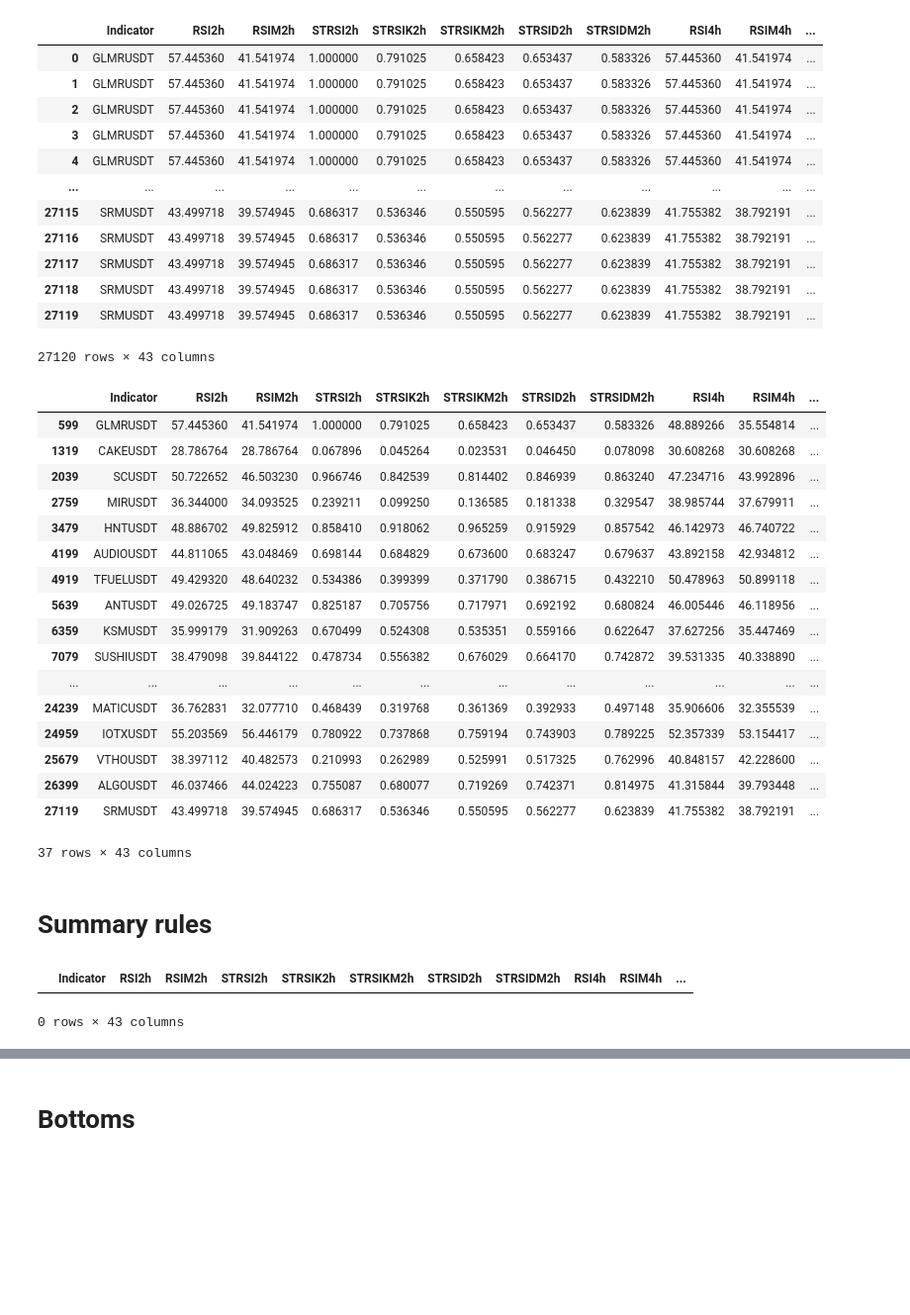
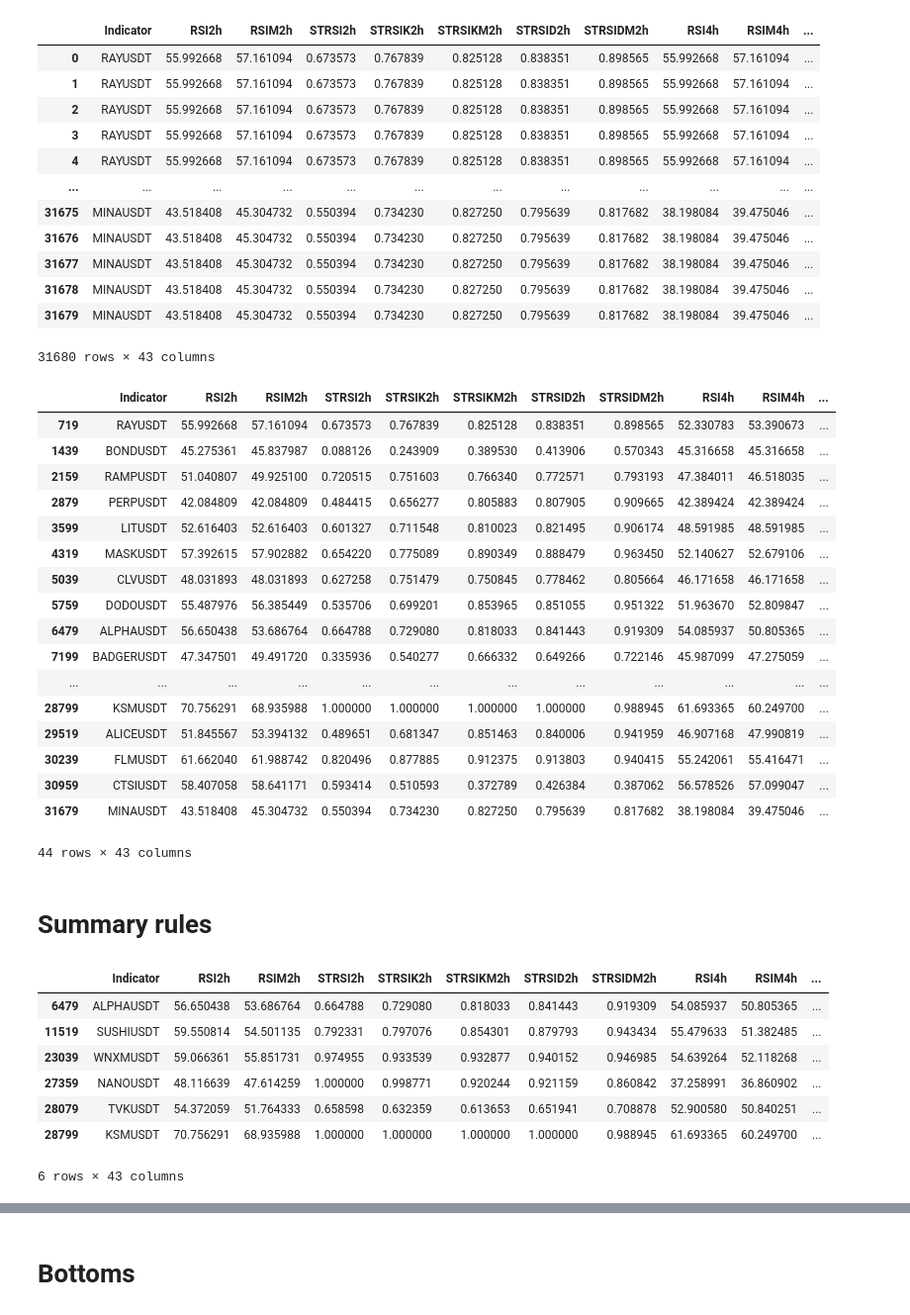
Before and after one commit to hjabbour/ML, a Jupyter notebook: HLST-FIXLIST-Direction.ipynb, the cells around one changed output, grey strips where cells are left out. Shown at 99% size. Drawn from its saved outputs; the diff is of its cells as text; code cells hidden in the pictures; blank space fills up the shorter version.

```diff
--- a/HLST-FIXLIST-Direction.ipynb
+++ b/HLST-FIXLIST-Direction.ipynb
@@ -13,8 +13,9 @@ from dateutil.relativedelta import relativedelta
 # %%
 ## choose either white list or read from fix entries
 
+fixentries= pd.read_csv('easyband.csv')
 #fixentries= pd.read_csv('fixoneasy.csv')
-fixentries= pd.read_csv('fixentries.csv')
+#fixentries= pd.read_csv('fixentries.csv')
 
 fixentries
 whitelist = []
@@ -198,18 +199,18 @@ for interval in intervals:
 final
 # %% [output]
 |  | Indicator | RSI2h | RSIM2h | STRSI2h | STRSIK2h | STRSIKM2h | STRSID2h | STRSIDM2h | RSI4h | RSIM4h | ... |
-| 0 | GLMRUSDT | 57.445360 | 41.541974 | 1.000000 | 0.791025 | 0.658423 | 0.653437 | 0.583326 | 57.445360 | 41.541974 | ... |
-| 1 | GLMRUSDT | 57.445360 | 41.541974 | 1.000000 | 0.791025 | 0.658423 | 0.653437 | 0.583326 | 57.445360 | 41.541974 | ... |
-| 2 | GLMRUSDT | 57.445360 | 41.541974 | 1.000000 | 0.791025 | 0.658423 | 0.653437 | 0.583326 | 57.445360 | 41.541974 | ... |
-| 3 | GLMRUSDT | 57.445360 | 41.541974 | 1.000000 | 0.791025 | 0.658423 | 0.653437 | 0.583326 | 57.445360 | 41.541974 | ... |
-| 4 | GLMRUSDT | 57.445360 | 41.541974 | 1.000000 | 0.791025 | 0.658423 | 0.653437 | 0.583326 | 57.445360 | 41.541974 | ... |
+| 0 | RAYUSDT | 55.992668 | 57.161094 | 0.673573 | 0.767839 | 0.825128 | 0.838351 | 0.898565 | 55.992668 | 57.161094 | ... |
+| 1 | RAYUSDT | 55.992668 | 57.161094 | 0.673573 | 0.767839 | 0.825128 | 0.838351 | 0.898565 | 55.992668 | 57.161094 | ... |
+| 2 | RAYUSDT | 55.992668 | 57.161094 | 0.673573 | 0.767839 | 0.825128 | 0.838351 | 0.898565 | 55.992668 | 57.161094 | ... |
+| 3 | RAYUSDT | 55.992668 | 57.161094 | 0.673573 | 0.767839 | 0.825128 | 0.838351 | 0.898565 | 55.992668 | 57.161094 | ... |
+| 4 | RAYUSDT | 55.992668 | 57.161094 | 0.673573 | 0.767839 | 0.825128 | 0.838351 | 0.898565 | 55.992668 | 57.161094 | ... |
 | ... | ... | ... | ... | ... | ... | ... | ... | ... | ... | ... | ... |
-| 27115 | SRMUSDT | 43.499718 | 39.574945 | 0.686317 | 0.536346 | 0.550595 | 0.562277 | 0.623839 | 41.755382 | 38.792191 | ... |
-| 27116 | SRMUSDT | 43.499718 | 39.574945 | 0.686317 | 0.536346 | 0.550595 | 0.562277 | 0.623839 | 41.755382 | 38.792191 | ... |
-| 27117 | SRMUSDT | 43.499718 | 39.574945 | 0.686317 | 0.536346 | 0.550595 | 0.562277 | 0.623839 | 41.755382 | 38.792191 | ... |
-| 27118 | SRMUSDT | 43.499718 | 39.574945 | 0.686317 | 0.536346 | 0.550595 | 0.562277 | 0.623839 | 41.755382 | 38.792191 | ... |
-| 27119 | SRMUSDT | 43.499718 | 39.574945 | 0.686317 | 0.536346 | 0.550595 | 0.562277 | 0.623839 | 41.755382 | 38.792191 | ... |
+| 31675 | MINAUSDT | 43.518408 | 45.304732 | 0.550394 | 0.734230 | 0.827250 | 0.795639 | 0.817682 | 38.198084 | 39.475046 | ... |
+| 31676 | MINAUSDT | 43.518408 | 45.304732 | 0.550394 | 0.734230 | 0.827250 | 0.795639 | 0.817682 | 38.198084 | 39.475046 | ... |
+| 31677 | MINAUSDT | 43.518408 | 45.304732 | 0.550394 | 0.734230 | 0.827250 | 0.795639 | 0.817682 | 38.198084 | 39.475046 | ... |
+| 31678 | MINAUSDT | 43.518408 | 45.304732 | 0.550394 | 0.734230 | 0.827250 | 0.795639 | 0.817682 | 38.198084 | 39.475046 | ... |
+| 31679 | MINAUSDT | 43.518408 | 45.304732 | 0.550394 | 0.734230 | 0.827250 | 0.795639 | 0.817682 | 38.198084 | 39.475046 | ... |
-27120 rows × 43 columns
+31680 rows × 43 columns
 # %%
 #final.Indicator
 # %%
@@ -325,32 +326,41 @@ rule13under =(final['STRSIK3d'] < final['STRSID3d']) & (final['STRSIK1d'] < fina
 final.dropna()
 # %% [output]
 |  | Indicator | RSI2h | RSIM2h | STRSI2h | STRSIK2h | STRSIKM2h | STRSID2h | STRSIDM2h | RSI4h | RSIM4h | ... |
-| 599 | GLMRUSDT | 57.445360 | 41.541974 | 1.000000 | 0.791025 | 0.658423 | 0.653437 | 0.583326 | 48.889266 | 35.554814 | ... |
-| 1319 | CAKEUSDT | 28.786764 | 28.786764 | 0.067896 | 0.045264 | 0.023531 | 0.046450 | 0.078098 | 30.608268 | 30.608268 | ... |
-| 2039 | SCUSDT | 50.722652 | 46.503230 | 0.966746 | 0.842539 | 0.814402 | 0.846939 | 0.863240 | 47.234716 | 43.992896 | ... |
-| 2759 | MIRUSDT | 36.344000 | 34.093525 | 0.239211 | 0.099250 | 0.136585 | 0.181338 | 0.329547 | 38.985744 | 37.679911 | ... |
-| 3479 | HNTUSDT | 48.886702 | 49.825912 | 0.858410 | 0.918062 | 0.965259 | 0.915929 | 0.857542 | 46.142973 | 46.740722 | ... |
-| 4199 | AUDIOUSDT | 44.811065 | 43.048469 | 0.698144 | 0.684829 | 0.673600 | 0.683247 | 0.679637 | 43.892158 | 42.934812 | ... |
-| 4919 | TFUELUSDT | 49.429320 | 48.640232 | 0.534386 | 0.399399 | 0.371790 | 0.386715 | 0.432210 | 50.478963 | 50.899118 | ... |
-| 5639 | ANTUSDT | 49.026725 | 49.183747 | 0.825187 | 0.705756 | 0.717971 | 0.692192 | 0.680824 | 46.005446 | 46.118956 | ... |
-| 6359 | KSMUSDT | 35.999179 | 31.909263 | 0.670499 | 0.524308 | 0.535351 | 0.559166 | 0.622647 | 37.627256 | 35.447469 | ... |
-| 7079 | SUSHIUSDT | 38.479098 | 39.844122 | 0.478734 | 0.556382 | 0.676029 | 0.664170 | 0.742872 | 39.531335 | 40.338890 | ... |
+| 719 | RAYUSDT | 55.992668 | 57.161094 | 0.673573 | 0.767839 | 0.825128 | 0.838351 | 0.898565 | 52.330783 | 53.390673 | ... |
+| 1439 | BONDUSDT | 45.275361 | 45.837987 | 0.088126 | 0.243909 | 0.389530 | 0.413906 | 0.570343 | 45.316658 | 45.316658 | ... |
+| 2159 | RAMPUSDT | 51.040807 | 49.925100 | 0.720515 | 0.751603 | 0.766340 | 0.772571 | 0.793193 | 47.384011 | 46.518035 | ... |
+| 2879 | PERPUSDT | 42.084809 | 42.084809 | 0.484415 | 0.656277 | 0.805883 | 0.807905 | 0.909665 | 42.389424 | 42.389424 | ... |
+| 3599 | LITUSDT | 52.616403 | 52.616403 | 0.601327 | 0.711548 | 0.810023 | 0.821495 | 0.906174 | 48.591985 | 48.591985 | ... |
+| 4319 | MASKUSDT | 57.392615 | 57.902882 | 0.654220 | 0.775089 | 0.890349 | 0.888479 | 0.963450 | 52.140627 | 52.679106 | ... |
+| 5039 | CLVUSDT | 48.031893 | 48.031893 | 0.627258 | 0.751479 | 0.750845 | 0.778462 | 0.805664 | 46.171658 | 46.171658 | ... |
+| 5759 | DODOUSDT | 55.487976 | 56.385449 | 0.535706 | 0.699201 | 0.853965 | 0.851055 | 0.951322 | 51.963670 | 52.809847 | ... |
+| 6479 | ALPHAUSDT | 56.650438 | 53.686764 | 0.664788 | 0.729080 | 0.818033 | 0.841443 | 0.919309 | 54.085937 | 50.805365 | ... |
+| 7199 | BADGERUSDT | 47.347501 | 49.491720 | 0.335936 | 0.540277 | 0.666332 | 0.649266 | 0.722146 | 45.987099 | 47.275059 | ... |
 | ... | ... | ... | ... | ... | ... | ... | ... | ... | ... | ... | ... |
-| 24239 | MATICUSDT | 36.762831 | 32.077710 | 0.468439 | 0.319768 | 0.361369 | 0.392933 | 0.497148 | 35.906606 | 32.355539 | ... |
-| 24959 | IOTXUSDT | 55.203569 | 56.446179 | 0.780922 | 0.737868 | 0.759194 | 0.743903 | 0.789225 | 52.357339 | 53.154417 | ... |
-| 25679 | VTHOUSDT | 38.397112 | 40.482573 | 0.210993 | 0.262989 | 0.525991 | 0.517325 | 0.762996 | 40.848157 | 42.228600 | ... |
-| 26399 | ALGOUSDT | 46.037466 | 44.024223 | 0.755087 | 0.680077 | 0.719269 | 0.742371 | 0.814975 | 41.315844 | 39.793448 | ... |
-| 27119 | SRMUSDT | 43.499718 | 39.574945 | 0.686317 | 0.536346 | 0.550595 | 0.562277 | 0.623839 | 41.755382 | 38.792191 | ... |
+| 28799 | KSMUSDT | 70.756291 | 68.935988 | 1.000000 | 1.000000 | 1.000000 | 1.000000 | 0.988945 | 61.693365 | 60.249700 | ... |
+| 29519 | ALICEUSDT | 51.845567 | 53.394132 | 0.489651 | 0.681347 | 0.851463 | 0.840006 | 0.941959 | 46.907168 | 47.990819 | ... |
+| 30239 | FLMUSDT | 61.662040 | 61.988742 | 0.820496 | 0.877885 | 0.912375 | 0.913803 | 0.940415 | 55.242061 | 55.416471 | ... |
+| 30959 | CTSIUSDT | 58.407058 | 58.641171 | 0.593414 | 0.510593 | 0.372789 | 0.426384 | 0.387062 | 56.578526 | 57.099047 | ... |
+| 31679 | MINAUSDT | 43.518408 | 45.304732 | 0.550394 | 0.734230 | 0.827250 | 0.795639 | 0.817682 | 38.198084 | 39.475046 | ... |
-37 rows × 43 columns
+44 rows × 43 columns
 # %% [markdown]
 # Summary rules
 # %%
-## UP
+## UP with K or RSI
 drop = final.loc[((rule3dkup | rule3dRSIup) & (rule1dkup | rule1dRSIup) & (rule12kup & rule12RSIup) & (rule8kup & rule8RSIup) & (rule4kup | rule4RSIup) & (final['STRSIK1d'] < 0.2) ) ]
+drop = final.loc[((rule3dkup | rule3dRSIup) & (rule1dkup | rule1dRSIup) & (rule12kup & rule12RSIup) & (rule8kup & rule8RSIup) & (rule4kup | rule4RSIup)  ) ]
+#drop = final.loc[((uptrend3d) & (uptrend1d) & (uptrend12h) & (uptrend8h)) ]
+
 drop
 # %% [output]
 |  | Indicator | RSI2h | RSIM2h | STRSI2h | STRSIK2h | STRSIKM2h | STRSID2h | STRSIDM2h | RSI4h | RSIM4h | ... |
+| 6479 | ALPHAUSDT | 56.650438 | 53.686764 | 0.664788 | 0.729080 | 0.818033 | 0.841443 | 0.919309 | 54.085937 | 50.805365 | ... |
+| 11519 | SUSHIUSDT | 59.550814 | 54.501135 | 0.792331 | 0.797076 | 0.854301 | 0.879793 | 0.943434 | 55.479633 | 51.382485 | ... |
+| 23039 | WNXMUSDT | 59.066361 | 55.851731 | 0.974955 | 0.933539 | 0.932877 | 0.940152 | 0.946985 | 54.639264 | 52.118268 | ... |
+| 27359 | NANOUSDT | 48.116639 | 47.614259 | 1.000000 | 0.998771 | 0.920244 | 0.921159 | 0.860842 | 37.258991 | 36.860902 | ... |
+| 28079 | TVKUSDT | 54.372059 | 51.764333 | 0.658598 | 0.632359 | 0.613653 | 0.651941 | 0.708878 | 52.900580 | 50.840251 | ... |
+| 28799 | KSMUSDT | 70.756291 | 68.935988 | 1.000000 | 1.000000 | 1.000000 | 1.000000 | 0.988945 | 61.693365 | 60.249700 | ... |
-0 rows × 43 columns
+6 rows × 43 columns
 # %%
 drop = final.loc[bottom4h & (shift4h | rule4over)]
 drop = final.loc[(bottom4h | (uptrend4h | shift4h)) & (uptrend8h | shift8h) ]
```
Also changed, not shown: parts of 38 cells of this notebook, 4 other files.
